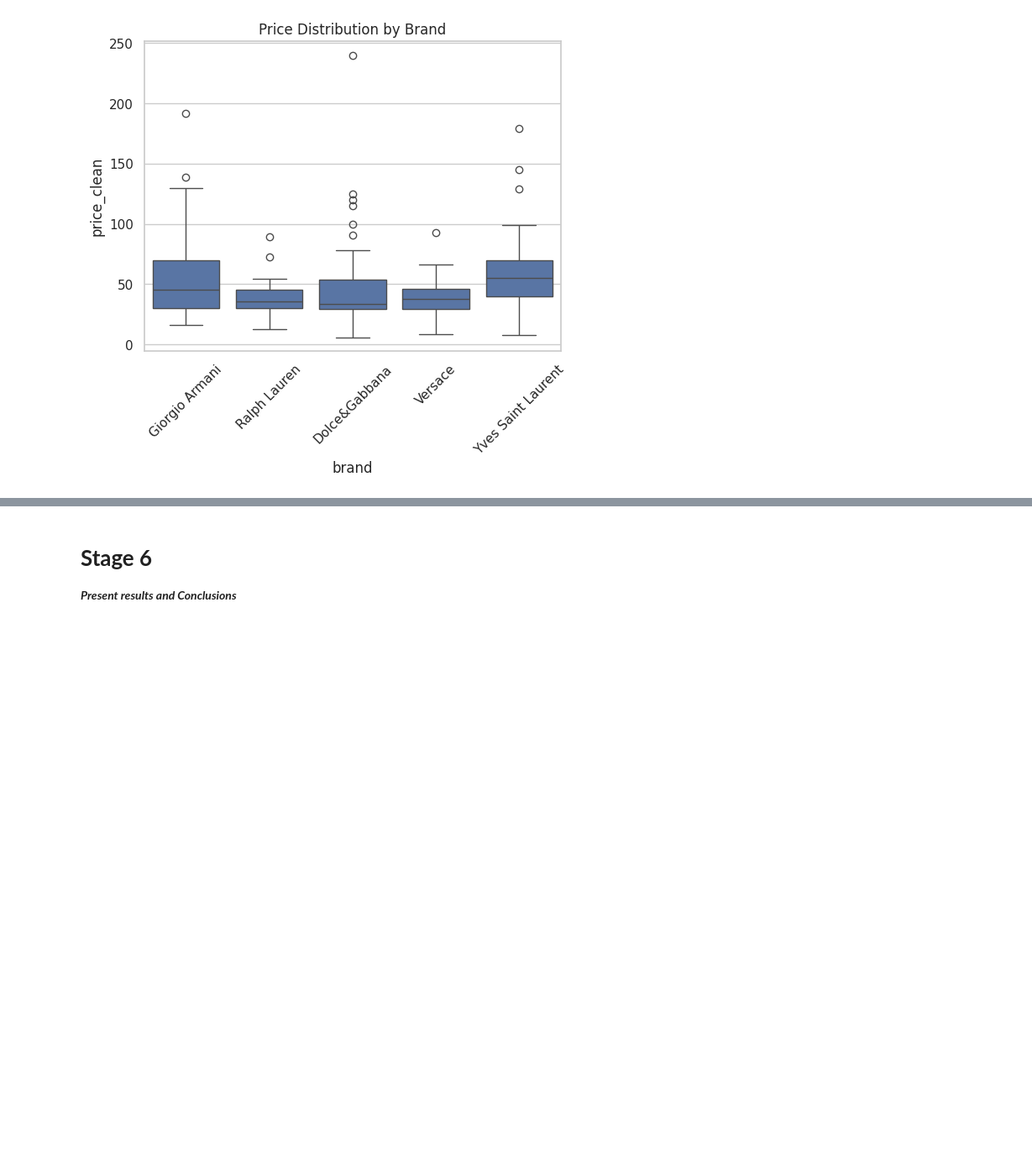
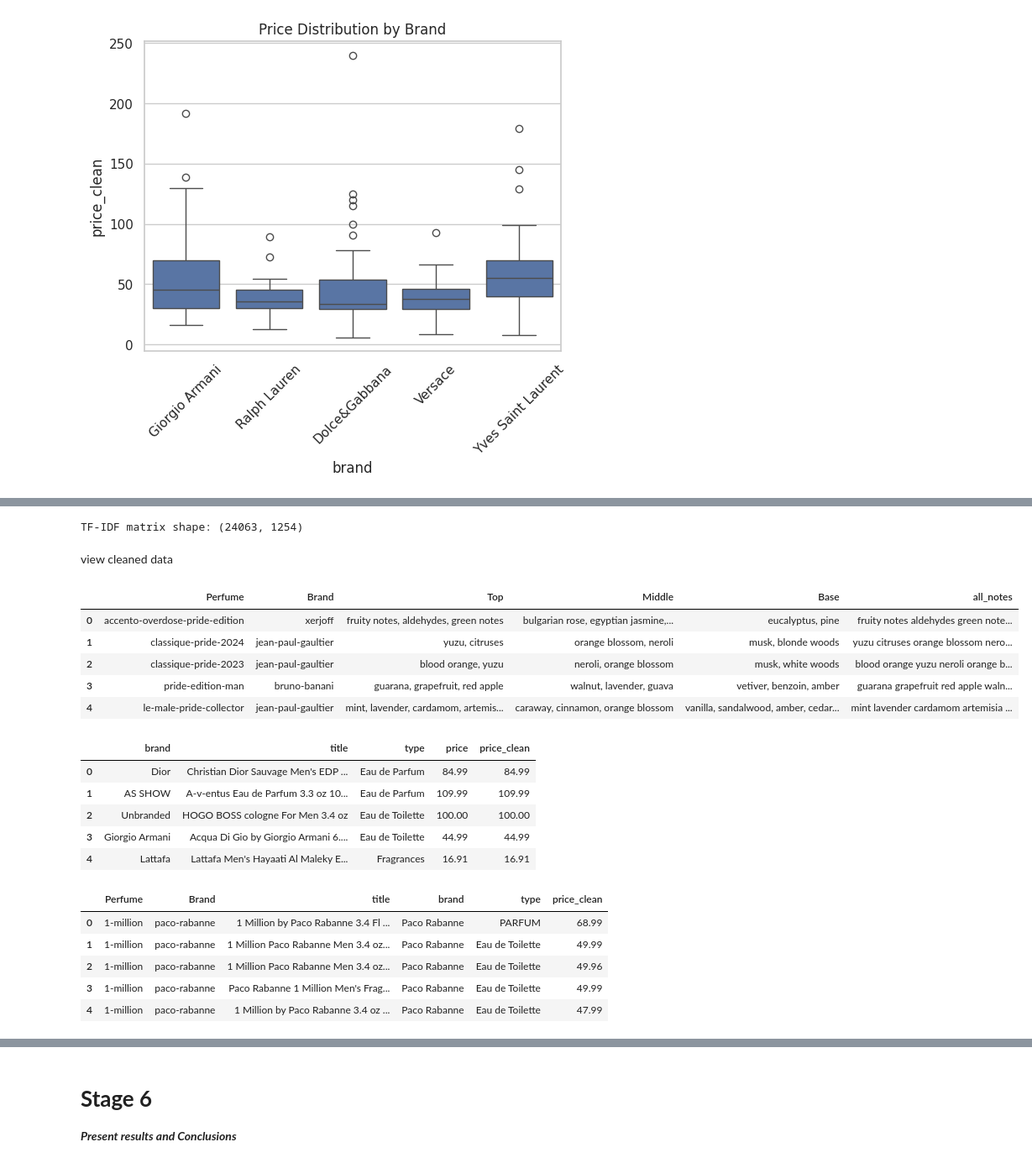
Before and after one commit to Oksana0020/perfumes, a Jupyter notebook: Project3_DataDrivenModel.ipynb, the cells around one changed output, grey strips where cells are left out. Shown at 84% size. Cells and saved outputs as stored; diff of their text form; code cells hidden in the pictures; blank space fills up the shorter version.

Commit message:
Introduce Stage2 short description and question; add Stage 3: clean datasets, merge fragrance and price data and create vectors features for perfume notes

```diff
--- a/Project3_DataDrivenModel.ipynb
+++ b/Project3_DataDrivenModel.ipynb
@@ -400,0 +444,10 @@ Cleaning the data, linking datasets etc..
+# %%
+for col in ["Top", "Middle", "Base"]:
+    fragrance[col] = fragrance[col].fillna("").astype(str).str.lower().str.strip()
+
+fragrance["all_notes"] = (
+    fragrance["Top"] + ", " +
+    fragrance["Middle"] + ", " +
+    fragrance["Base"])
+
+fragrance["all_notes"] = fragrance["all_notes"].apply(clean_text)
@@ -400,0 +456,9 @@ Cleaning the data, linking datasets etc..
+# %%
+fragrance = fragrance[fragrance["all_notes"].str.strip() != ""].copy()
+
+merged = pd.merge(
+    fragrance,
+    price_data,
+    on="brand_clean",
+    how="left",
+    suffixes=("_frag", "_price"))
@@ -400,0 +469,11 @@ Cleaning the data, linking datasets etc..
+# %%
+merged["possible_match"] = merged.apply(
+    lambda row: row["perfume_clean"] in row["title_clean"] if pd.notna(row["title_clean"]) else False,
+    axis=1)
+df_model = merged[merged["possible_match"] == True].copy()
+df_model = df_model.reset_index(drop=True)
+
+print("Fragrance dataset shape:", fragrance.shape)
+print("Price dataset shape:", price_data.shape)
+print("Merged dataset shape:", df_model.shape)
+print("Filtered linked dataset shape:", df_model.shape)
@@ -400,0 +493,32 @@ Cleaning the data, linking datasets etc..
+# %%
+vectorizer = TfidfVectorizer()
+X_notes = vectorizer.fit_transform(fragrance["all_notes"])
+
+print("TF-IDF matrix shape:", X_notes.shape)
+# %% [output]
+TF-IDF matrix shape: (24063, 1254)
+# %% [markdown]
+view cleaned data
+# %%
+display(fragrance[["Perfume", "Brand", "Top", "Middle", "Base", "all_notes"]].head())
+display(price_data[["brand", "title", "type", "price", "price_clean"]].head())
+display(df_model[["Perfume", "Brand", "title", "brand", "type", "price_clean"]].head())
+# %% [output]
+|  | Perfume | Brand | Top | Middle | Base | all_notes |
+| 0 | accento-overdose-pride-edition | xerjoff | fruity notes, aldehydes, green notes | bulgarian rose, egyptian jasmine,... | eucalyptus, pine | fruity notes aldehydes green note... |
+| 1 | classique-pride-2024 | jean-paul-gaultier | yuzu, citruses | orange blossom, neroli | musk, blonde woods | yuzu citruses orange blossom nero... |
+| 2 | classique-pride-2023 | jean-paul-gaultier | blood orange, yuzu | neroli, orange blossom | musk, white woods | blood orange yuzu neroli orange b... |
+| 3 | pride-edition-man | bruno-banani | guarana, grapefruit, red apple | walnut, lavender, guava | vetiver, benzoin, amber | guarana grapefruit red apple waln... |
+| 4 | le-male-pride-collector | jean-paul-gaultier | mint, lavender, cardamom, artemis... | caraway, cinnamon, orange blossom | vanilla, sandalwood, amber, cedar... | mint lavender cardamom artemisia ... |
+|  | brand | title | type | price | price_clean |
+| 0 | Dior | Christian Dior Sauvage Men's EDP ... | Eau de Parfum | 84.99 | 84.99 |
+| 1 | AS SHOW | A-v-entus Eau de Parfum 3.3 oz 10... | Eau de Parfum | 109.99 | 109.99 |
+| 2 | Unbranded | HOGO BOSS cologne For Men 3.4 oz | Eau de Toilette | 100.00 | 100.00 |
+| 3 | Giorgio Armani | Acqua Di Gio by Giorgio Armani 6.... | Eau de Toilette | 44.99 | 44.99 |
+| 4 | Lattafa | Lattafa Men's Hayaati Al Maleky E... | Fragrances | 16.91 | 16.91 |
+|  | Perfume | Brand | title | brand | type | price_clean |
+| 0 | 1-million | paco-rabanne | 1 Million by Paco Rabanne 3.4 Fl ... | Paco Rabanne | PARFUM | 68.99 |
+| 1 | 1-million | paco-rabanne | 1 Million Paco Rabanne Men 3.4 oz... | Paco Rabanne | Eau de Toilette | 49.99 |
+| 2 | 1-million | paco-rabanne | 1 Million Paco Rabanne Men 3.4 oz... | Paco Rabanne | Eau de Toilette | 49.96 |
+| 3 | 1-million | paco-rabanne | Paco Rabanne 1 Million Men's Frag... | Paco Rabanne | Eau de Toilette | 49.99 |
+| 4 | 1-million | paco-rabanne | 1 Million by Paco Rabanne 3.4 oz ... | Paco Rabanne | Eau de Toilette | 47.99 |
```
Also changed, not shown: parts of 23 cells of this notebook.
